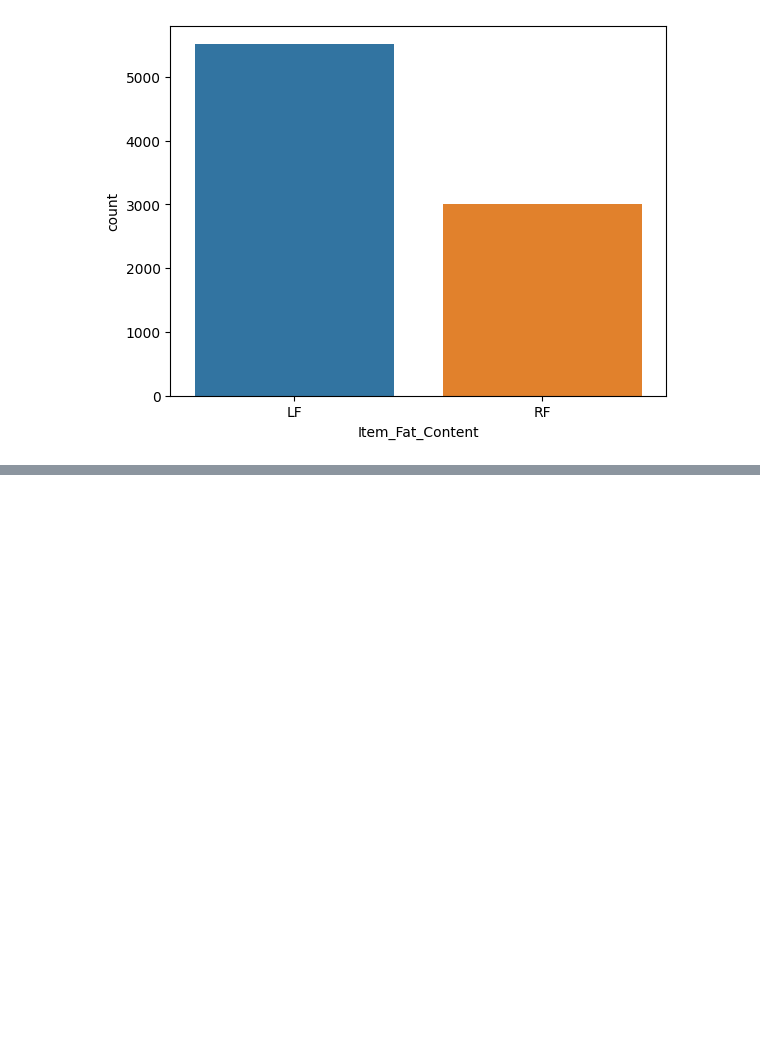
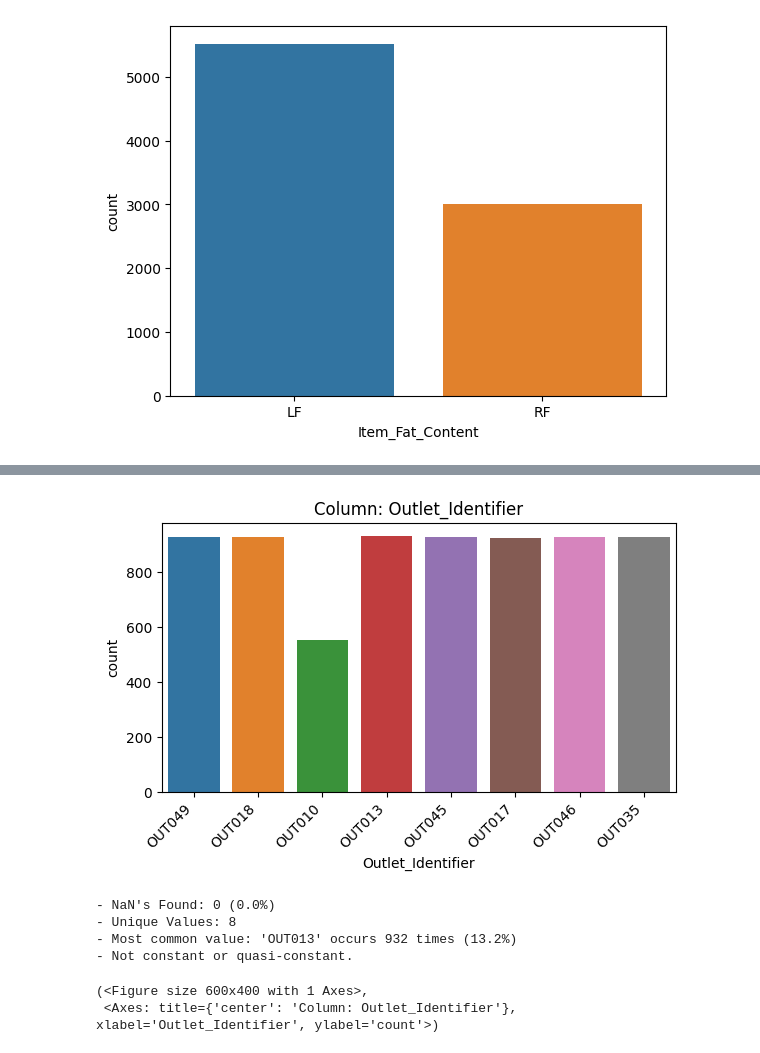
Before and after one commit to mahmoudarekat/PredictionofProductSales, a Jupyter notebook: PredictionofProductSales.ipynb, the cells around one changed output, grey strips where cells are left out. Cells and saved outputs as stored; diff of their text form; code cells hidden in the pictures; blank space fills up the shorter version.

```diff
--- a/PredictionofProductSales.ipynb
+++ b/PredictionofProductSales.ipynb
@@ -219,0 +294,10 @@ sns.countplot(df_sales, x="Item_Fat_Content")
+# %%
+explore_categorical(df,'Outlet_Identifier')
+# %% [output]
+[figure, added]
+- NaN's Found: 0 (0.0%)
+- Unique Values: 8
+- Most common value: 'OUT013' occurs 932 times (13.2%)
+- Not constant or quasi-constant.
+(<Figure size 600x400 with 1 Axes>,
+ <Axes: title={'center': 'Column: Outlet_Identifier'}, xlabel='Outlet_Identifier', ylabel='count'>)
```
Also changed, not shown: parts of 16 cells of this notebook.
